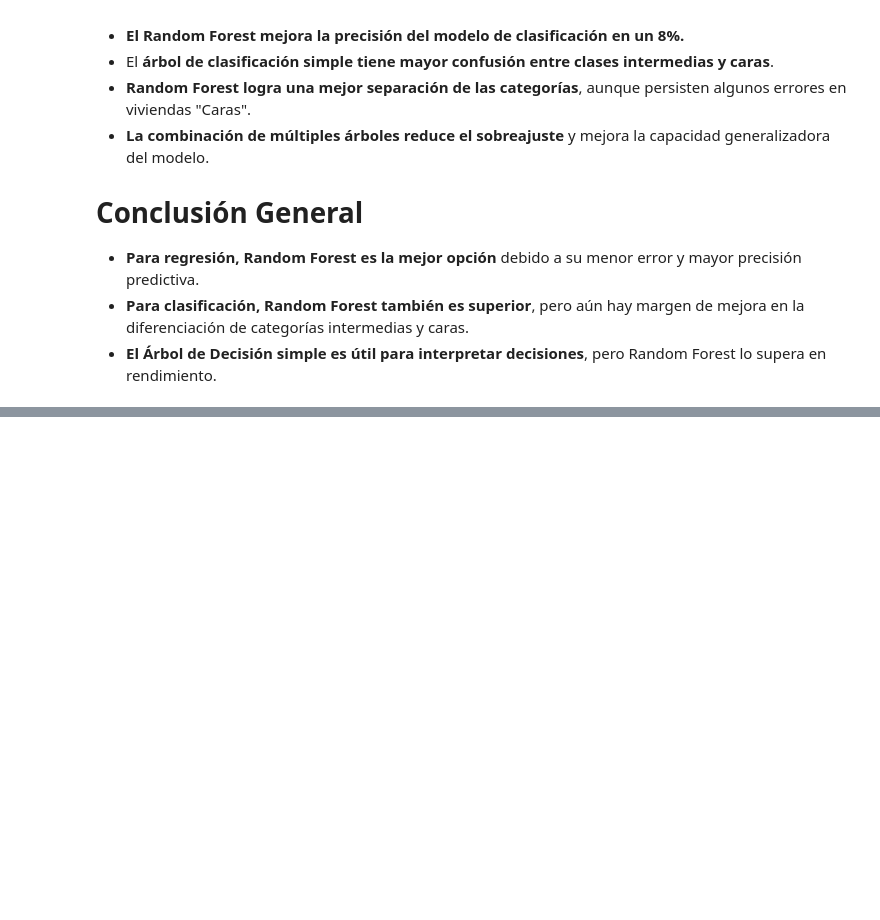
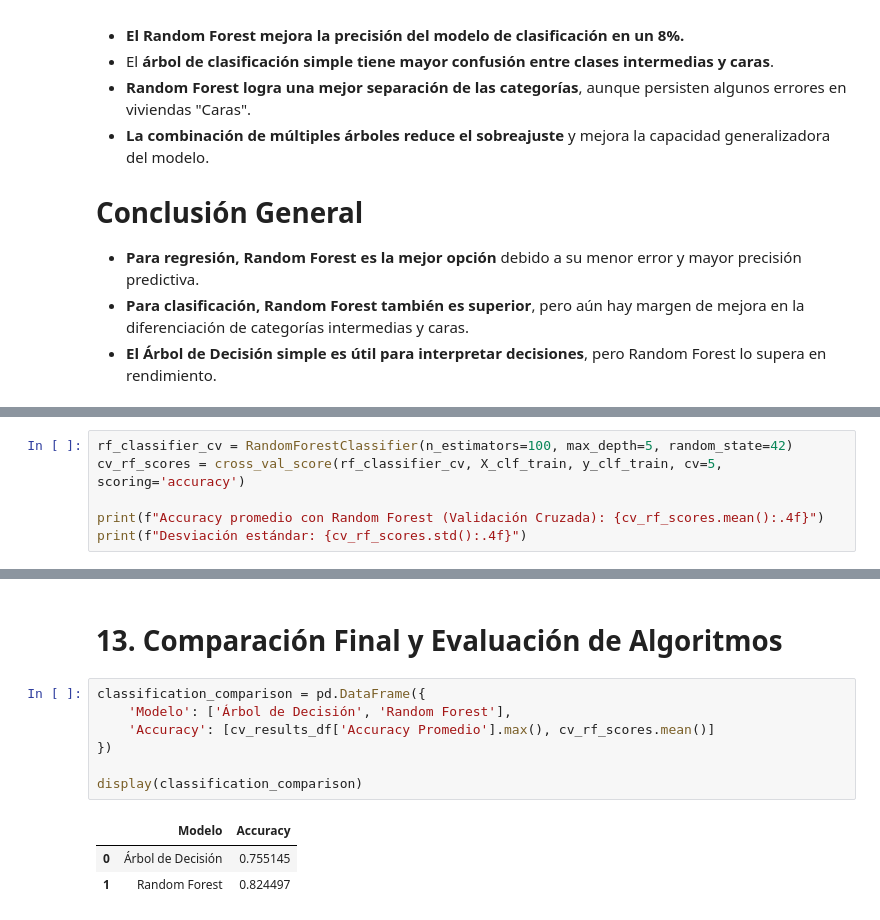
Before and after one commit to Gxrco/HT4-PRY2, a Jupyter notebook: decision_tree_analysis.ipynb, the cells around one changed output, grey strips where cells are left out. Cells and saved outputs as stored; diff of their text form; blank space fills up the shorter version.

```diff
--- a/decision_tree_analysis.ipynb
+++ b/decision_tree_analysis.ipynb
@@ -338,0 +447,6 @@ display(classification_results)
+# %%
+rf_classifier_cv = RandomForestClassifier(n_estimators=100, max_depth=5, random_state=42)
+cv_rf_scores = cross_val_score(rf_classifier_cv, X_clf_train, y_clf_train, cv=5, scoring='accuracy')
+
+print(f"Accuracy promedio con Random Forest (Validación Cruzada): {cv_rf_scores.mean():.4f}")
+print(f"Desviación estándar: {cv_rf_scores.std():.4f}")
@@ -338,0 +463,13 @@ display(classification_results)
+# %% [markdown]
+# 13. Comparación Final y Evaluación de Algoritmos
+# %%
+classification_comparison = pd.DataFrame({
+    'Modelo': ['Árbol de Decisión', 'Random Forest'],
+    'Accuracy': [cv_results_df['Accuracy Promedio'].max(), cv_rf_scores.mean()]
+})
+
+display(classification_comparison)
+# %% [output]
+|  | Modelo | Accuracy |
+| 0 | Árbol de Decisión | 0.755145 |
+| 1 | Random Forest | 0.824497 |
```
Also changed, not shown: parts of 19 cells of this notebook, 1 other file.
